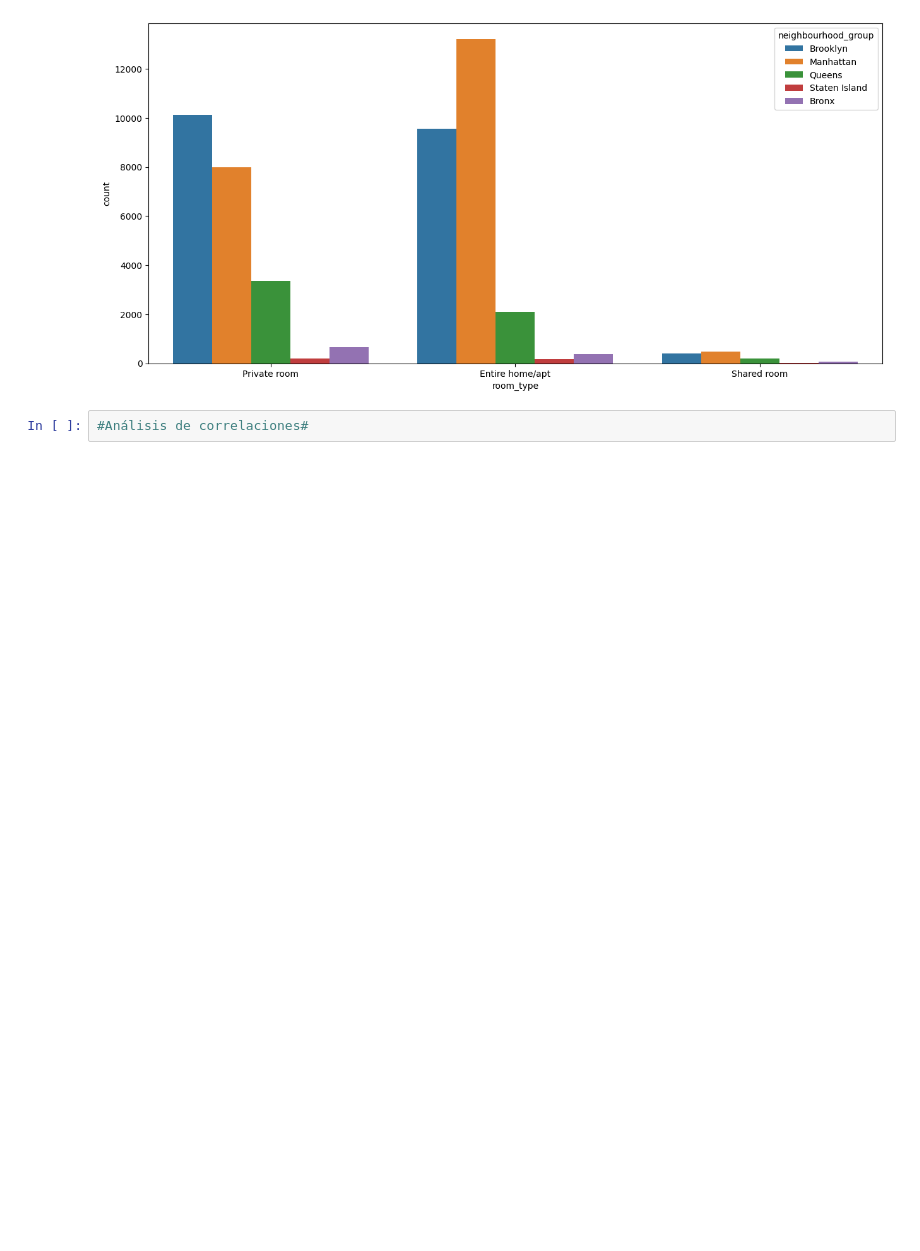
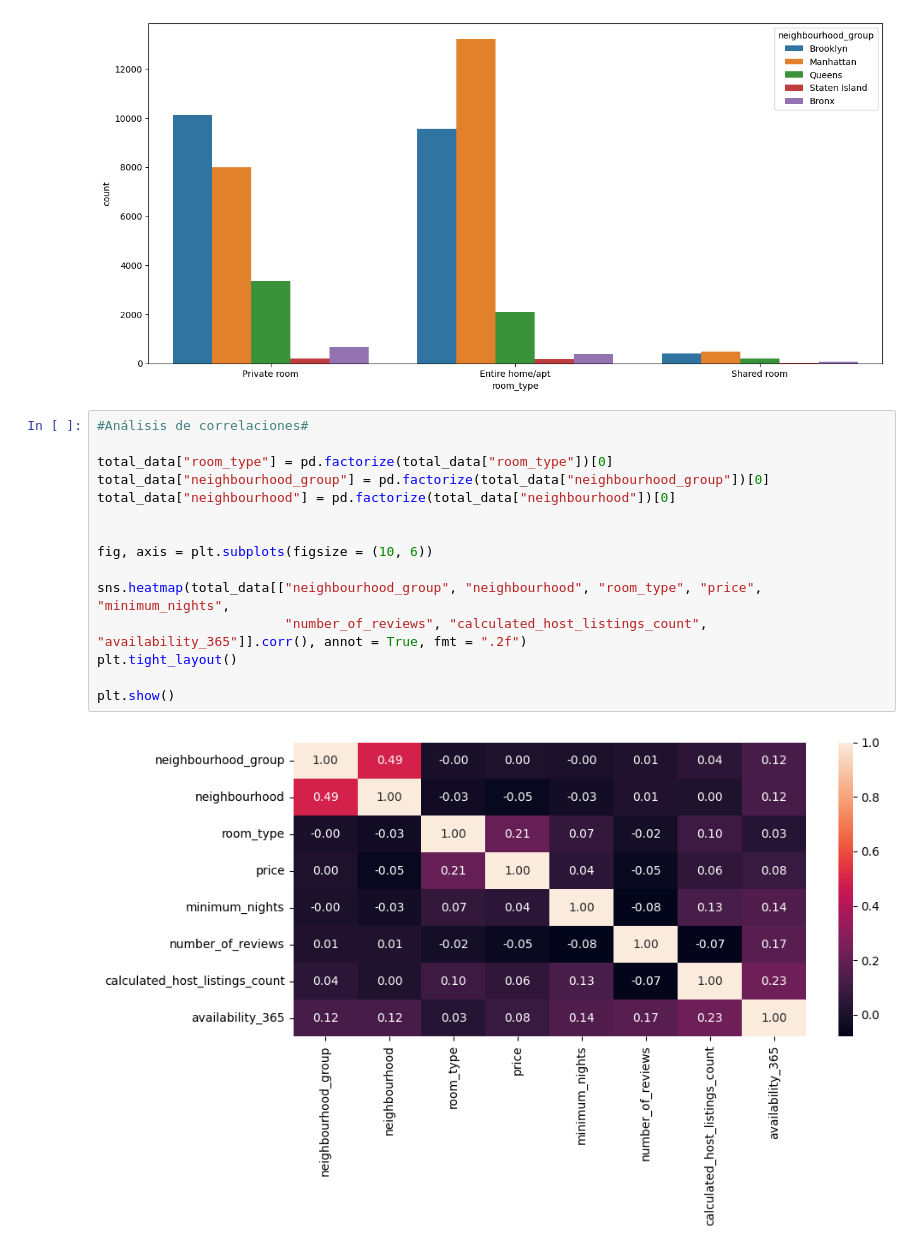
Before and after one commit to Adrips1212/machine-learning-python-template, a Jupyter notebook: src/explore.ipynb, the cells around one changed output. Drawn from its saved outputs; the diff is of its cells as text; blank space fills up the shorter version.

```diff
--- a/src/explore.ipynb
+++ b/src/explore.ipynb
@@ -144,5 +144,20 @@ sns.countplot( data = total_data, x = "room_type", hue = "neighbourhood_group")
 plt.show()
 # %% [output]
 [figure]
-# %%
-#Análisis de correlaciones#
+# %%
+#Análisis de correlaciones#
+
+total_data["room_type"] = pd.factorize(total_data["room_type"])[0]
+total_data["neighbourhood_group"] = pd.factorize(total_data["neighbourhood_group"])[0]
+total_data["neighbourhood"] = pd.factorize(total_data["neighbourhood"])[0]
+
+
+fig, axis = plt.subplots(figsize = (10, 6))
+
+sns.heatmap(total_data[["neighbourhood_group", "neighbourhood", "room_type", "price", "minimum_nights",
+                        "number_of_reviews", "calculated_host_listings_count", "availability_365"]].corr(), annot = True, fmt = ".2f")
+plt.tight_layout()
+
+plt.show()
+# %% [output]
+[figure, added]
```
Also changed, not shown: parts of 9 cells of this notebook.
